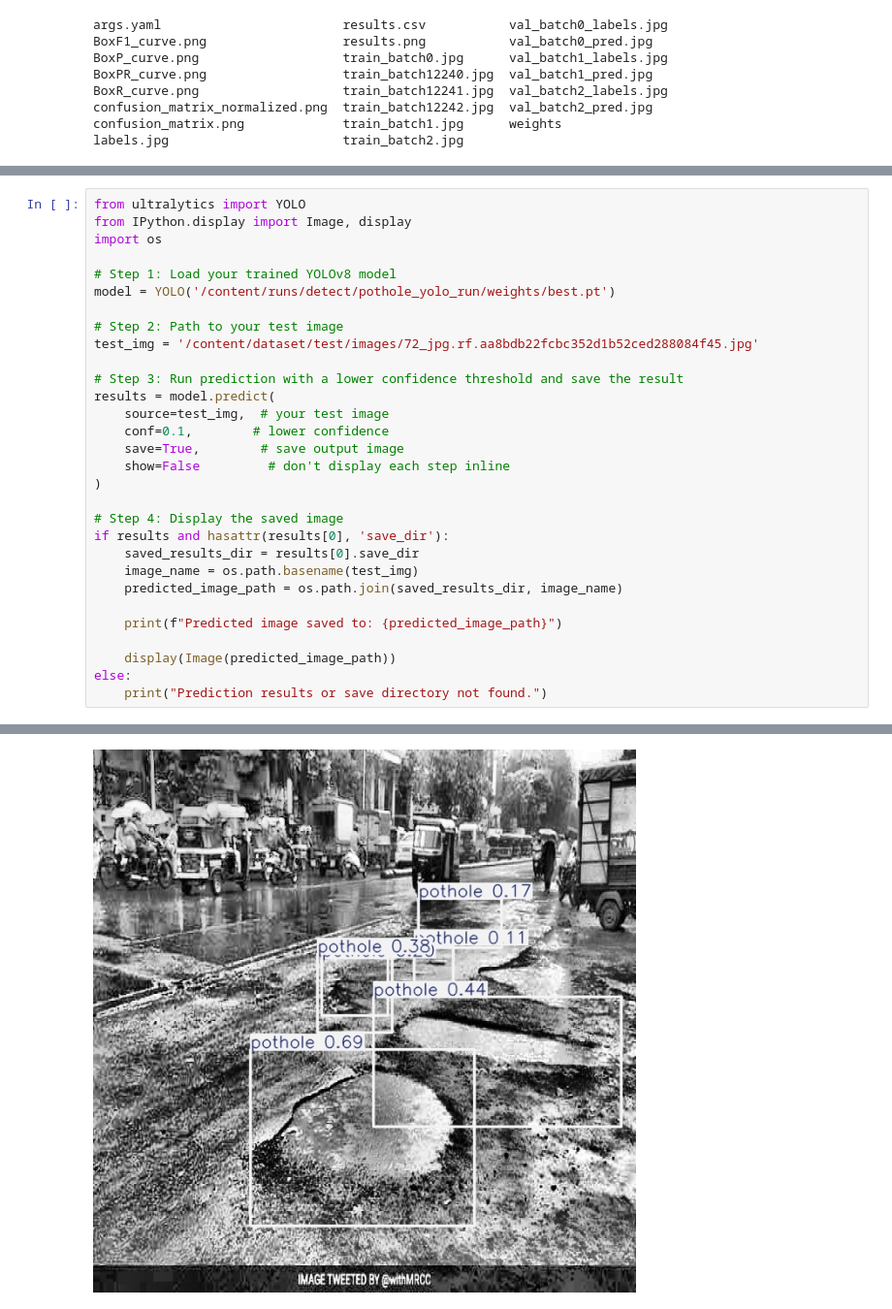
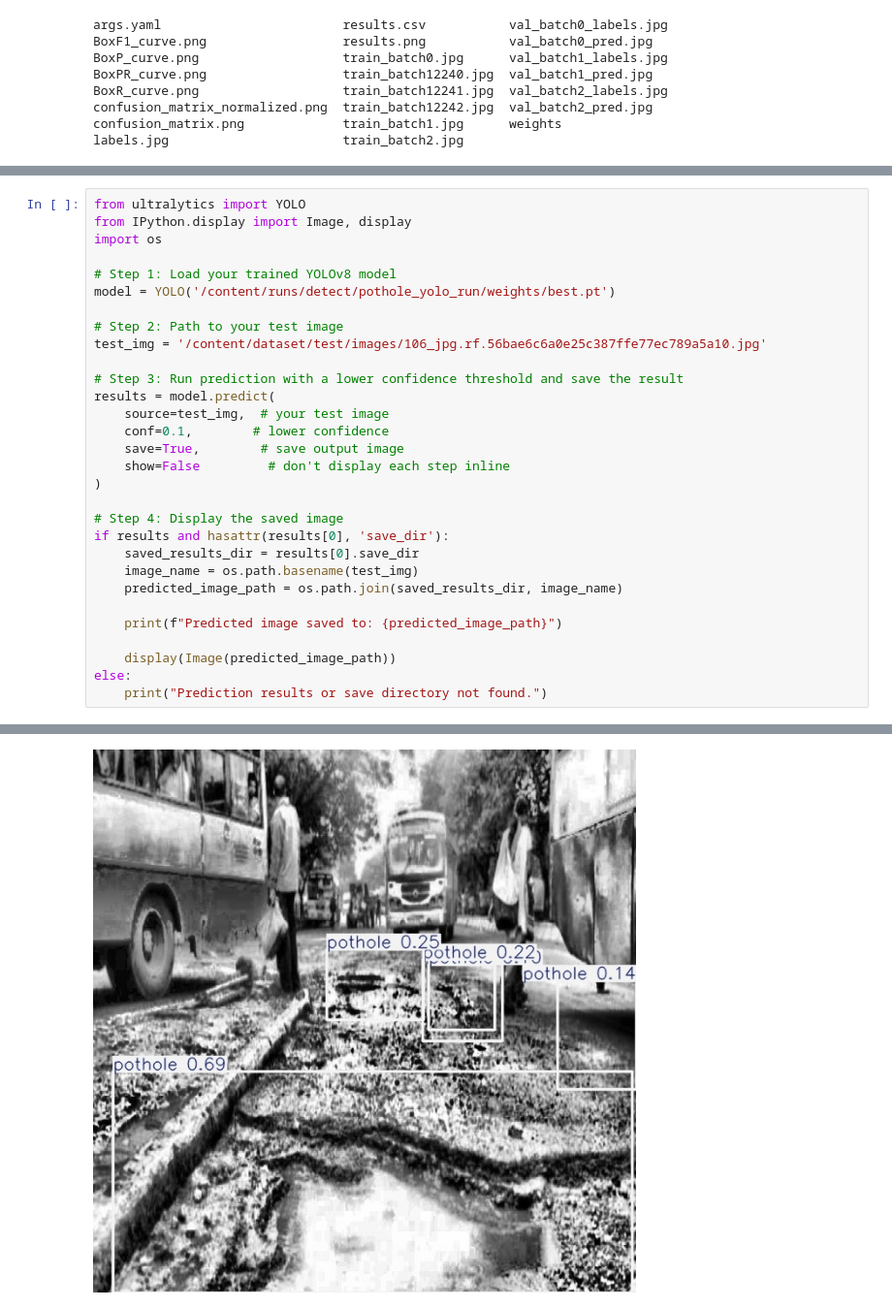
Before and after one commit to Satvika1825/pothole-detection, a Jupyter notebook: pothole_detection.ipynb, the cells around one changed output, grey strips where cells are left out. Shown at 97% size. Drawn from its saved outputs; the diff is of its cells as text.

```diff
--- a/pothole_detection.ipynb
+++ b/pothole_detection.ipynb
@@ -310,7 +328,7 @@ import os
 model = YOLO('/content/runs/detect/pothole_yolo_run/weights/best.pt')
 
 # Step 2: Path to your test image
-test_img = '/content/dataset/test/images/72_jpg.rf.aa8bdb22fcbc352d1b52ced288084f45.jpg'
+test_img = '/content/dataset/test/images/106_jpg.rf.56bae6c6a0e25c387ffe77ec789a5a10.jpg'
 
 # Step 3: Run prediction with a lower confidence threshold and save the result
 results = model.predict(
@@ -339,4 +357,4 @@ Predicted image saved to: /content/runs/detect/predict25/72_jpg.rf.aa8bdb22fcbc3
-[figure, old version]
+[figure, new version]
 # %%
 from ultralytics import YOLO
 from IPython.display import Image, display
```
Also changed, not shown: parts of 14 cells of this notebook.
